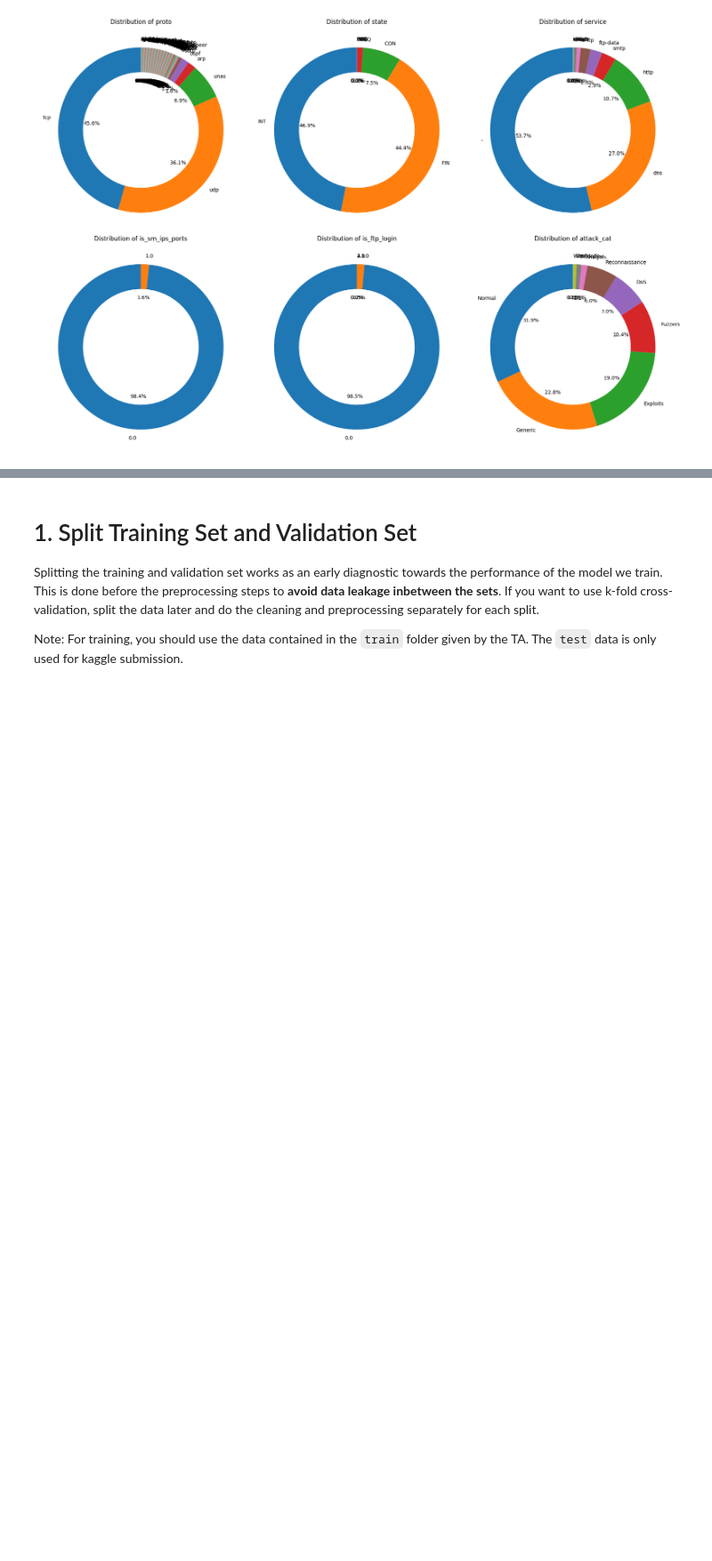
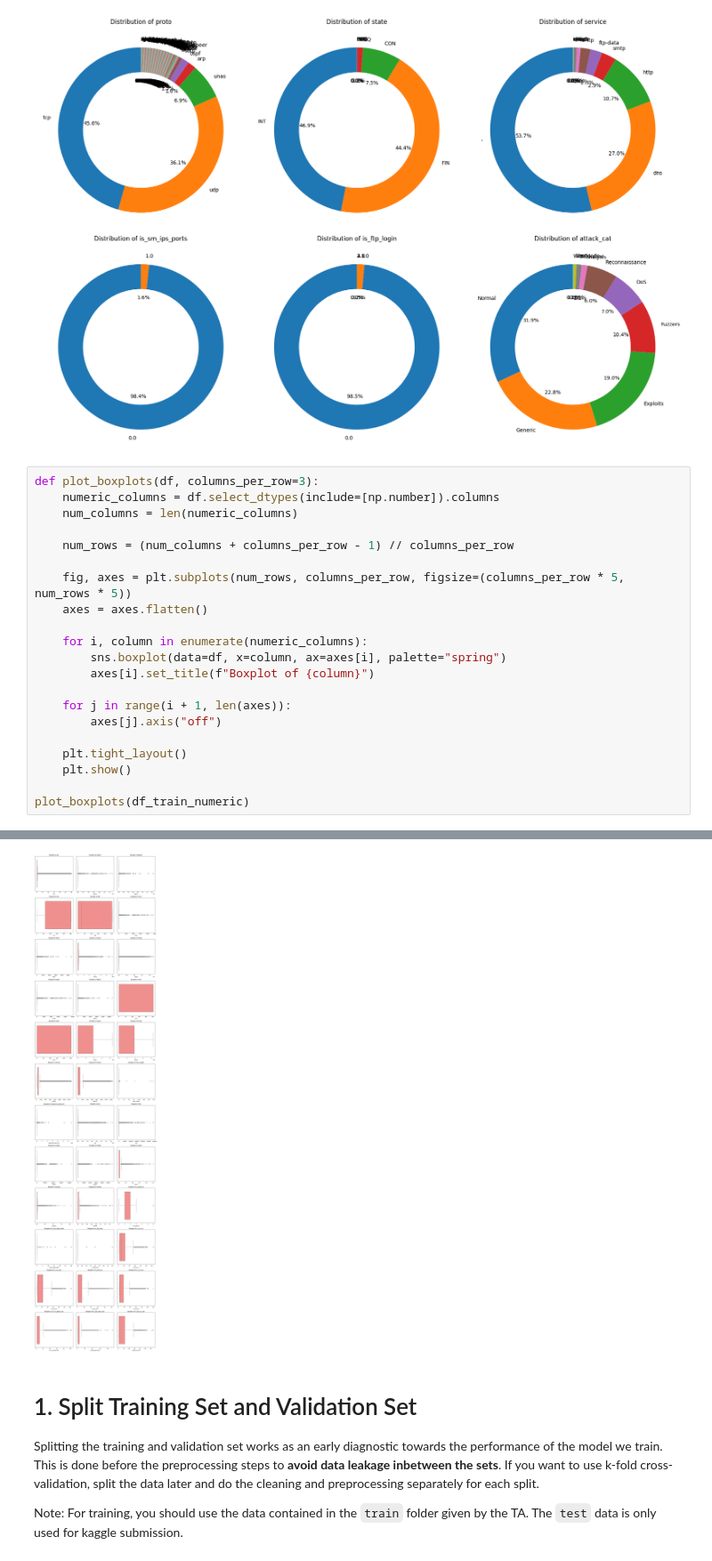
Before and after one commit to evelynnn04/Tubes2_AI, a Jupyter notebook: Copy_of_IF3170_Artificial_Intelligence___Tugas_Besar_2_Notebook_Template.ipynb, the cells around one changed output, grey strips where cells are left out. Shown at 89% size. Saved outputs shown, nothing was run; the diff lists cells and outputs as text; blank space fills up the shorter version.

```diff
--- a/Copy_of_IF3170_Artificial_Intelligence___Tugas_Besar_2_Notebook_Template.ipynb
+++ b/Copy_of_IF3170_Artificial_Intelligence___Tugas_Besar_2_Notebook_Template.ipynb
@@ -271,3 +259,25 @@ plt.tight_layout()
 plt.show()
 # %% [output]
 [figure]
+# %%
+def plot_boxplots(df, columns_per_row=3):
+    numeric_columns = df.select_dtypes(include=[np.number]).columns
+    num_columns = len(numeric_columns)
+
+    num_rows = (num_columns + columns_per_row - 1) // columns_per_row
+
+    fig, axes = plt.subplots(num_rows, columns_per_row, figsize=(columns_per_row * 5, num_rows * 5))
+    axes = axes.flatten()
+
+    for i, column in enumerate(numeric_columns):
+        sns.boxplot(data=df, x=column, ax=axes[i], palette="spring")
+        axes[i].set_title(f"Boxplot of {column}")
+
+    for j in range(i + 1, len(axes)):
+        axes[j].axis("off")
+
+    plt.tight_layout()
+    plt.show()
+
+plot_boxplots(df_train_numeric)
+# %% [output]
@@ -274,3 +301,4 @@ plt.show()
+[figure, added]
 # %% [markdown]
 # 1. Split Training Set and Validation Set
 
```
Also changed, not shown: parts of 65 cells of this notebook, 3 other files.
